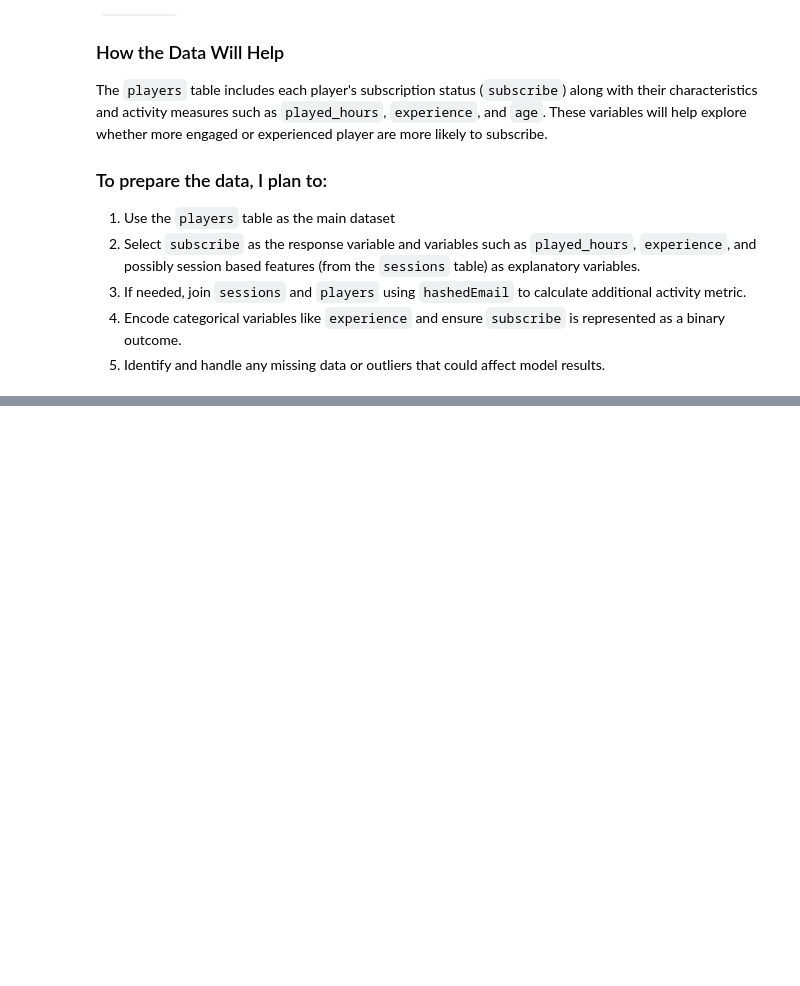
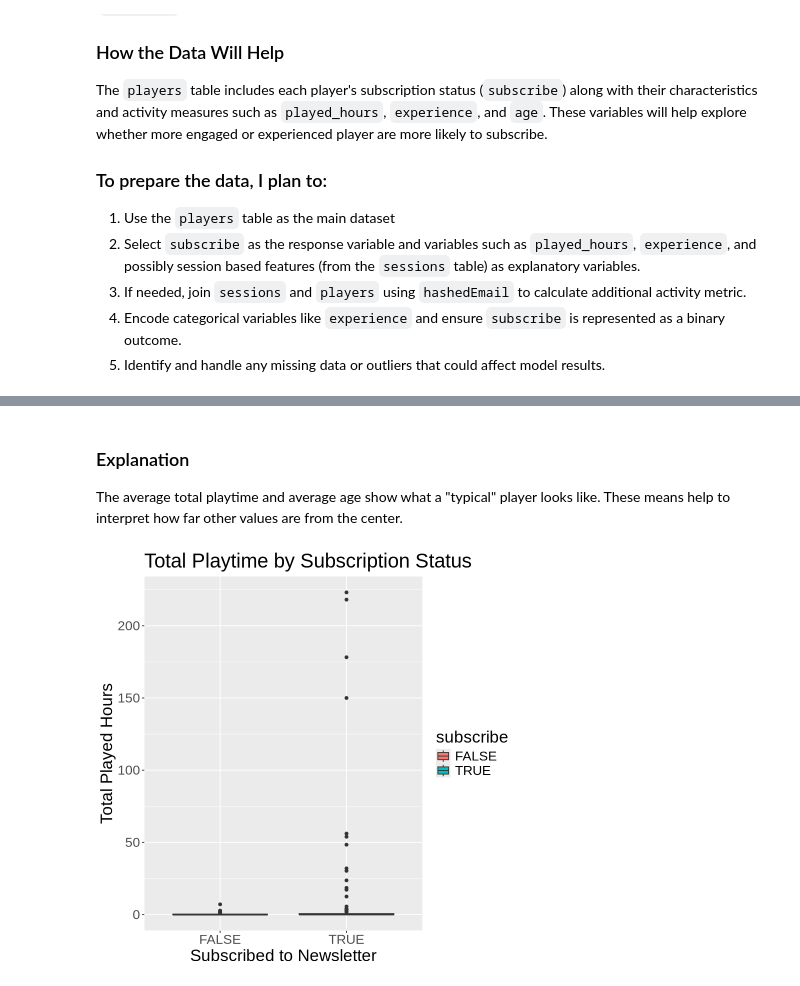
Before and after one commit to emily2628/Dsci-100---Individual-Plan, a Jupyter notebook: Individual Plan.ipynb, the cells around one changed output, grey strips where cells are left out. Cells and saved outputs as stored; diff of their text form; code cells hidden in the pictures; blank space fills up the shorter version.

Commit message:
Commit4 Added Exploratory Data Analysis and Visualization Section
1. Loaded and tidied players dataset
2. Computed mean values for quantitative variables
3. Created 4 exploratory plots using ggplot

```diff
--- a/Individual Plan.ipynb
+++ b/Individual Plan.ipynb
@@ -192,0 +197,16 @@ The `players` table includes each player's subscription status (`subscribe`) alo
+# %% [markdown]
+### Explanation
+The average total playtime and average age show what a "typical" player looks like. These means help to interpret how far other values are from the center.
+# %%
+# playtime vs subscription
+
+ggplot(players, aes(x = subscribe, y = played_hours, fill = subscribe)) +
+    geom_boxplot() +
+    labs(
+        title = "Total Playtime by Subscription Status",
+        x = "Subscribed to Newsletter",
+        y = "Total Played Hours"
+    ) +
+    theme(text = element_text(size = 20))
+# %% [output]
+[figure, added]
```
Also changed, not shown: parts of 10 cells of this notebook.
